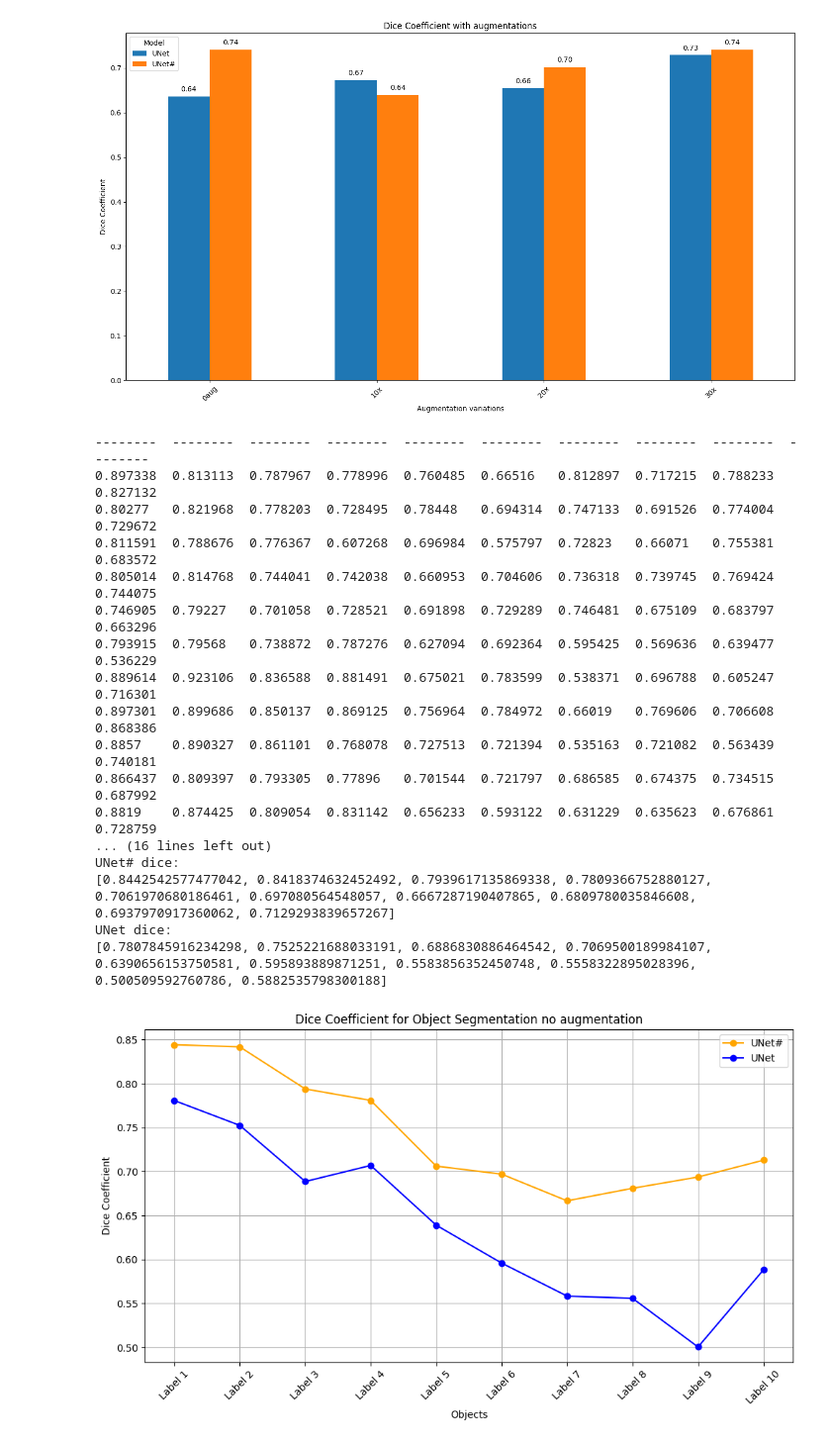
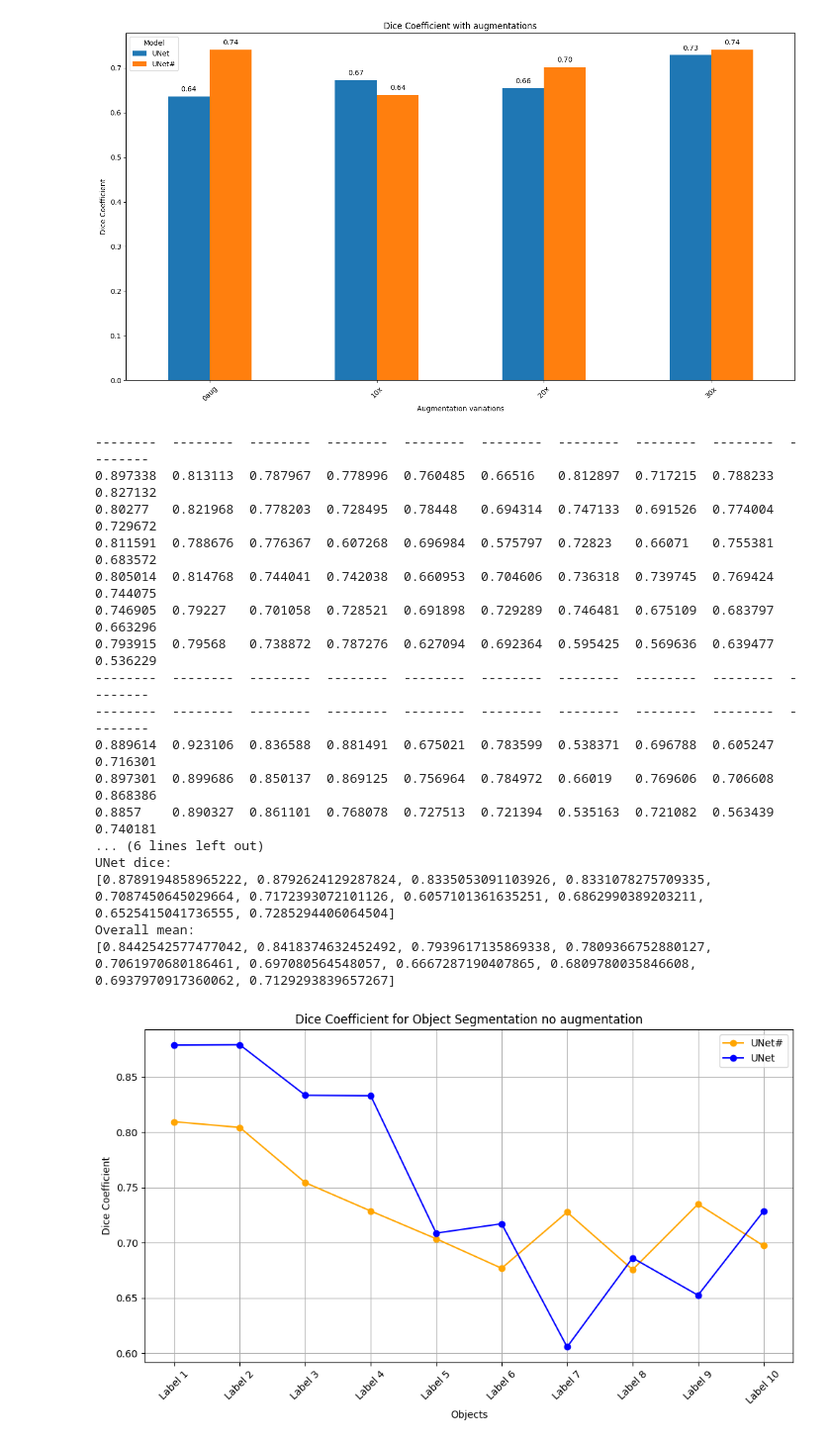
Before and after one commit to Eric-IIP/cervicalResearchIIP, a Jupyter notebook: diceComparison.ipynb, the cells around one changed output. Shown at 99% size. Cells and saved outputs as stored; diff of their text form; code cells hidden in the pictures.

```diff
--- a/diceComparison.ipynb
+++ b/diceComparison.ipynb
@@ -75,7 +75,7 @@ all_data = []
 def extract_number(folder_name):
     return int(folder_name.split('-')[-1])
 # Get a list of folder names sorted by the numeric part
-folder_names = sorted([folder_name for folder_name in os.listdir('result_test') if folder_name.startswith('20240710-Conv1x1')], key=extract_number)
+folder_names = sorted([folder_name for folder_name in os.listdir('result_test') if folder_name.startswith('20240715-Conv1x1')], key=extract_number)
 
 # Loop through sorted folder names
 for folder_name in folder_names:
@@ -114,8 +114,8 @@ print(unet_sharp)
 print("UNet dice:")
 print(unet)
 
-# print("Overall mean:")
-# print(mean_all)
+print("Overall mean:")
+print(mean_all)
 
 
 # Sample data (replace with your actual data)
@@ -130,37 +130,37 @@ df = pd.DataFrame({
     'UNet': unet
 })
 
 # Plotting
 plt.figure(figsize=(10, 6))
 
 
 plt.plot(df['Objects'], df['UNet#'], marker='o', label='UNet#', color = 'orange')
 plt.plot(df['Objects'], df['UNet'], marker='o', label='UNet', color = 'blue')
 
 plt.title('Dice Coefficient for Object Segmentation no augmentation')
 plt.xlabel('Objects')
 plt.ylabel('Dice Coefficient')
 plt.legend()
 plt.grid(True)
 plt.xticks(rotation=45)  # Rotate x-axis labels for better readability
 plt.tight_layout()
 plt.show()
 # %% [output]
 --------  --------  --------  --------  --------  --------  --------  --------  --------  --------
 0.897338  0.813113  0.787967  0.778996  0.760485  0.66516   0.812897  0.717215  0.788233  0.827132
 0.80277   0.821968  0.778203  0.728495  0.78448   0.694314  0.747133  0.691526  0.774004  0.729672
 0.811591  0.788676  0.776367  0.607268  0.696984  0.575797  0.72823   0.66071   0.755381  0.683572
 0.805014  0.814768  0.744041  0.742038  0.660953  0.704606  0.736318  0.739745  0.769424  0.744075
 0.746905  0.79227   0.701058  0.728521  0.691898  0.729289  0.746481  0.675109  0.683797  0.663296
 0.793915  0.79568   0.738872  0.787276  0.627094  0.692364  0.595425  0.569636  0.639477  0.536229
+--------  --------  --------  --------  --------  --------  --------  --------  --------  --------
+--------  --------  --------  --------  --------  --------  --------  --------  --------  --------
 0.889614  0.923106  0.836588  0.881491  0.675021  0.783599  0.538371  0.696788  0.605247  0.716301
 0.897301  0.899686  0.850137  0.869125  0.756964  0.784972  0.66019   0.769606  0.706608  0.868386
 0.8857    0.890327  0.861101  0.768078  0.727513  0.721394  0.535163  0.721082  0.563439  0.740181
-0.866437  0.809397  0.793305  0.77896   0.701544  0.721797  0.686585  0.674375  0.734515  0.687992
-0.8819    0.874425  0.809054  0.831142  0.656233  0.593122  0.631229  0.635623  0.676861  0.728759
-... (16 lines left out)
-UNet# dice:
+... (6 lines left out)
+UNet dice:
+[0.8789194858965222, 0.8792624129287824, 0.8335053091103926, 0.8331078275709335, 0.7087450645029664, 0.7172393072101126, 0.6057101361635251, 0.6862990389203211, 0.6525415041736555, 0.7285294406064504]
+Overall mean:
 [0.8442542577477042, 0.8418374632452492, 0.7939617135869338, 0.7809366752880127, 0.7061970680186461, 0.697080564548057, 0.6667287190407865, 0.6809780035846608, 0.6937970917360062, 0.7129293839657267]
-UNet dice:
-[0.7807845916234298, 0.7525221688033191, 0.6886830886464542, 0.7069500189984107, 0.6390656153750581, 0.595893889871251, 0.5583856352450748, 0.5558322895028396, 0.500509592760786, 0.5882535798300188]
-[figure, old version]
+[figure, new version]
```
Also changed, not shown: 4 other files.
